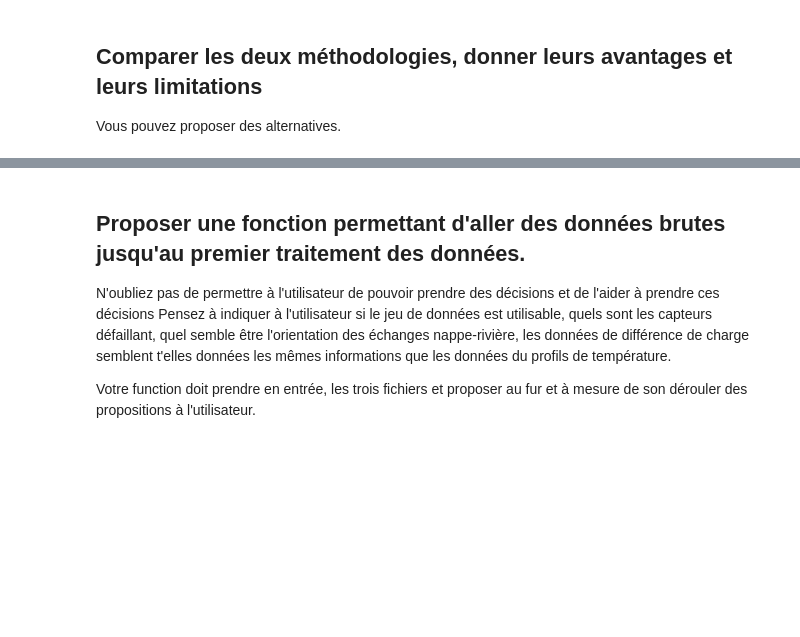
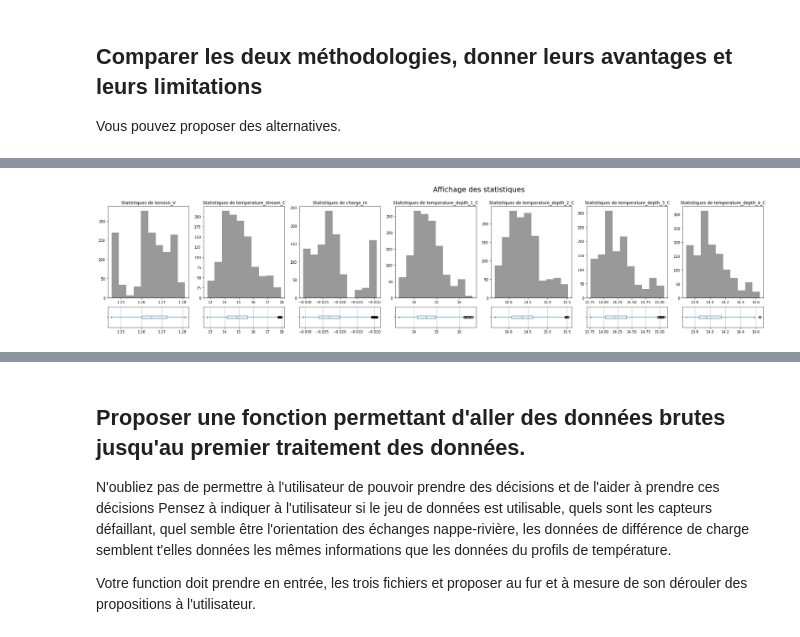
Before and after one commit to ameliemelorene/MOLONARI_1D_RESOURCES, a Jupyter notebook: Students/BONIN-IMPEROR.ipynb, the cells around one changed output, grey strips where cells are left out. Drawn from its saved outputs; the diff is of its cells as text; code cells hidden in the pictures; blank space fills up the shorter version.

```diff
--- a/Students/BONIN-IMPEROR.ipynb
+++ b/Students/BONIN-IMPEROR.ipynb
@@ -431,0 +427,9 @@ memory usage: 78.8 KB
+# %%
+capteur_riviere_IQR=tri_IQR_riviere(capteur_riviere)
+capteur_ZH_IQR=tri_IQR_ZH(capteur_ZH)
+capteur_riviere_Z=tri_score_Z_riviere(capteur_riviere)
+capteur_ZH_Z=tri_score_Z_ZH(capteur_ZH)
+# %%
+affiche_tout(capteur_riviere_IQR,capteur_ZH_IQR)
+# %% [output]
+[figure, added]
```
Also changed, not shown: parts of 15 cells of this notebook.
